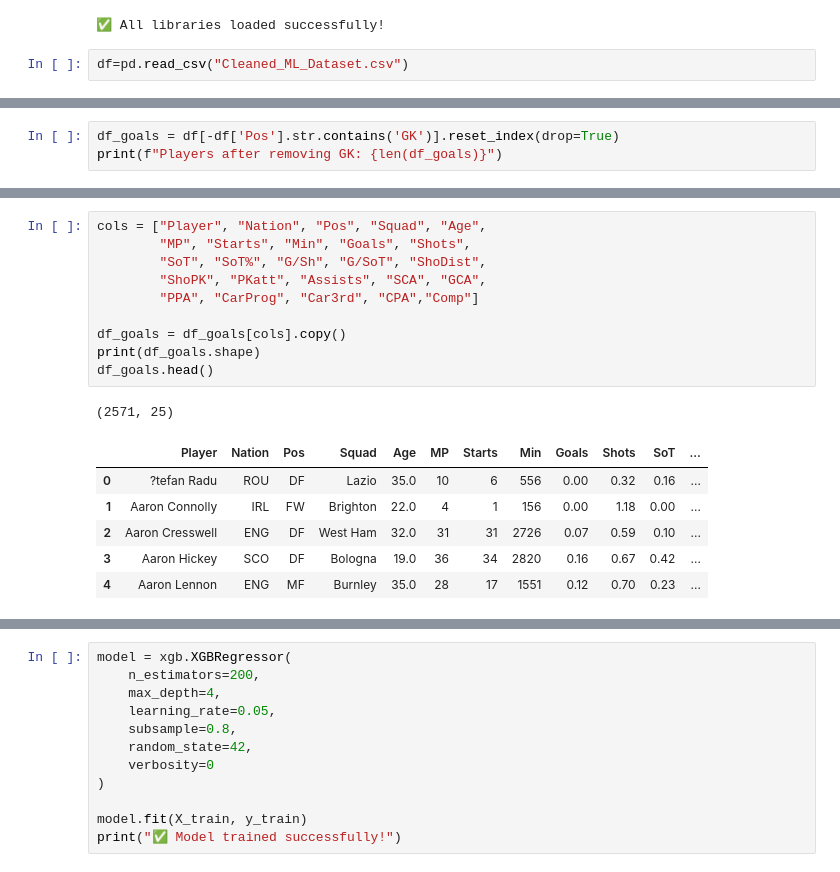
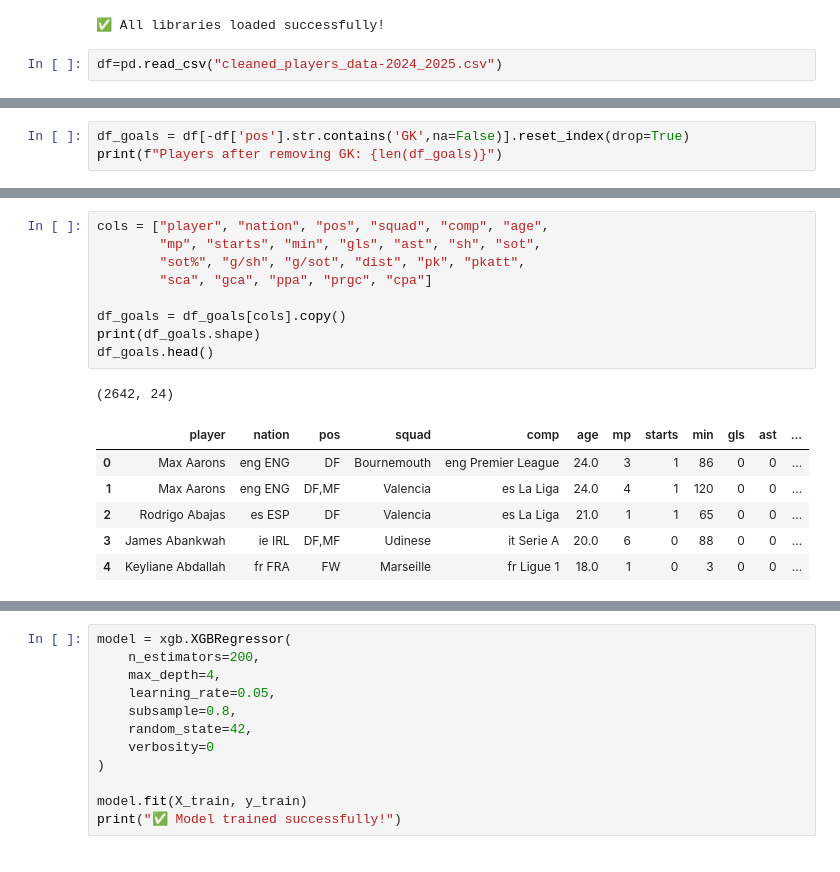
Before and after one commit to vardhan-U/Prediction.oc, a Jupyter notebook: player_stats/wc_goal_scorer_predictor.ipynb, the cells around one changed output, grey strips where cells are left out. Drawn from its saved outputs; the diff is of its cells as text.

```diff
--- a/player_stats/wc_goal_scorer_predictor.ipynb
+++ b/player_stats/wc_goal_scorer_predictor.ipynb
@@ -24,7 +24,7 @@ print("✅ All libraries loaded successfully!")
 # %% [output]
 ✅ All libraries loaded successfully!
 # %%
-df=pd.read_csv("Cleaned_ML_Dataset.csv")
+df=pd.read_csv("cleaned_players_data-2024_2025.csv")
 # %%
 df.head()
 # %% [output]
@@ -95,4 +94,4 @@ Name: Goals, dtype: float64
 # %%
-df_goals = df[-df['Pos'].str.contains('GK')].reset_index(drop=True)
+df_goals = df[-df['pos'].str.contains('GK',na=False)].reset_index(drop=True)
 print(f"Players after removing GK: {len(df_goals)}")
 # %% [output]
@@ -108,20 +107,19 @@ Removed: 215
 # %%
-cols = ["Player", "Nation", "Pos", "Squad", "Age",
-        "MP", "Starts", "Min", "Goals", "Shots",
-        "SoT", "SoT%", "G/Sh", "G/SoT", "ShoDist",
-        "ShoPK", "PKatt", "Assists", "SCA", "GCA",
-        "PPA", "CarProg", "Car3rd", "CPA","Comp"]
+cols = ["player", "nation", "pos", "squad", "comp", "age",
+        "mp", "starts", "min", "gls", "ast", "sh", "sot",
+        "sot%", "g/sh", "g/sot", "dist", "pk", "pkatt",
+        "sca", "gca", "ppa", "prgc", "cpa"]
 
 df_goals = df_goals[cols].copy()
 print(df_goals.shape)
 df_goals.head()
 # %% [output]
-(2571, 25)
+(2642, 24)
-|  | Player | Nation | Pos | Squad | Age | MP | Starts | Min | Goals | Shots | SoT | ... |
-| 0 | ?tefan Radu | ROU | DF | Lazio | 35.0 | 10 | 6 | 556 | 0.00 | 0.32 | 0.16 | ... |
-| 1 | Aaron Connolly | IRL | FW | Brighton | 22.0 | 4 | 1 | 156 | 0.00 | 1.18 | 0.00 | ... |
-| 2 | Aaron Cresswell | ENG | DF | West Ham | 32.0 | 31 | 31 | 2726 | 0.07 | 0.59 | 0.10 | ... |
-| 3 | Aaron Hickey | SCO | DF | Bologna | 19.0 | 36 | 34 | 2820 | 0.16 | 0.67 | 0.42 | ... |
-| 4 | Aaron Lennon | ENG | MF | Burnley | 35.0 | 28 | 17 | 1551 | 0.12 | 0.70 | 0.23 | ... |
+|  | player | nation | pos | squad | comp | age | mp | starts | min | gls | ast | ... |
+| 0 | Max Aarons | eng ENG | DF | Bournemouth | eng Premier League | 24.0 | 3 | 1 | 86 | 0 | 0 | ... |
+| 1 | Max Aarons | eng ENG | DF,MF | Valencia | es La Liga | 24.0 | 4 | 1 | 120 | 0 | 0 | ... |
+| 2 | Rodrigo Abajas | es ESP | DF | Valencia | es La Liga | 21.0 | 1 | 1 | 65 | 0 | 0 | ... |
+| 3 | James Abankwah | ie IRL | DF,MF | Udinese | it Serie A | 20.0 | 6 | 0 | 88 | 0 | 0 | ... |
+| 4 | Keyliane Abdallah | fr FRA | FW | Marseille | fr Ligue 1 | 18.0 | 1 | 0 | 3 | 0 | 0 | ... |
 # %%
 # Avoid division by zero
```
Also changed, not shown: parts of 46 cells of this notebook, 1 other file.
